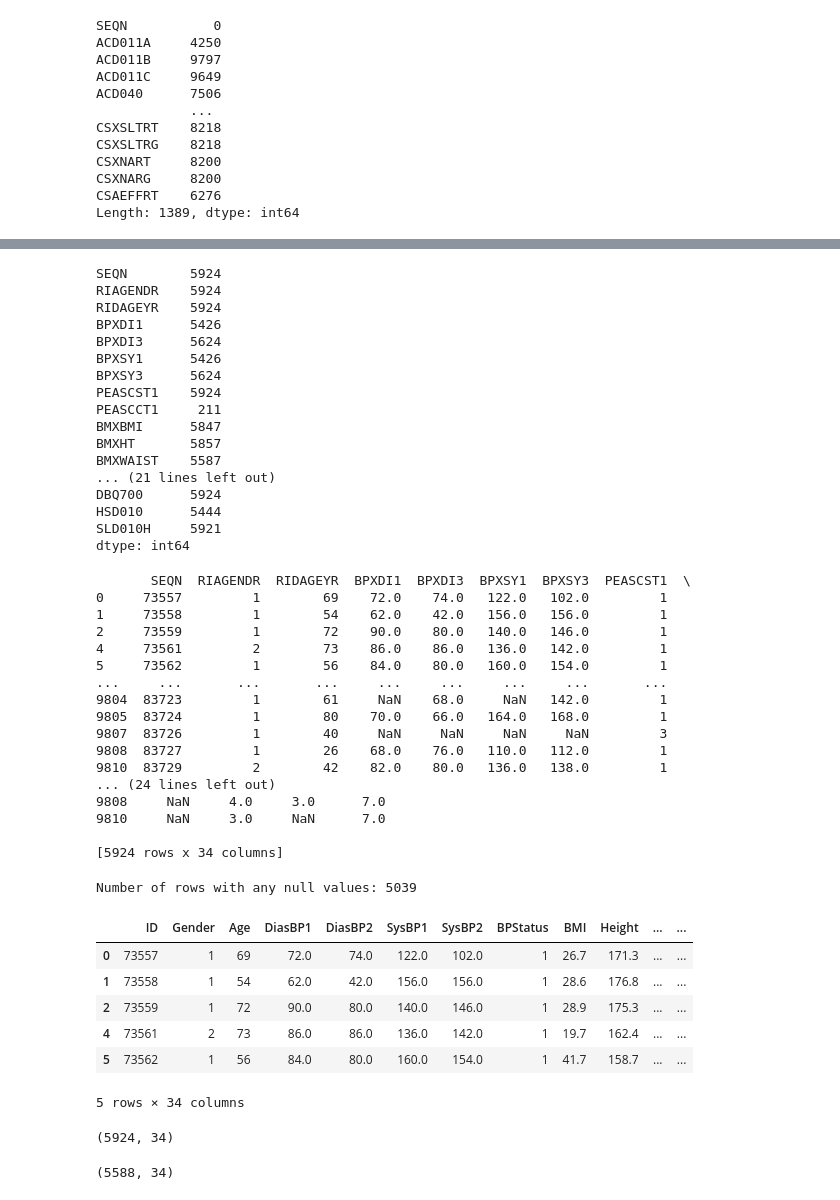
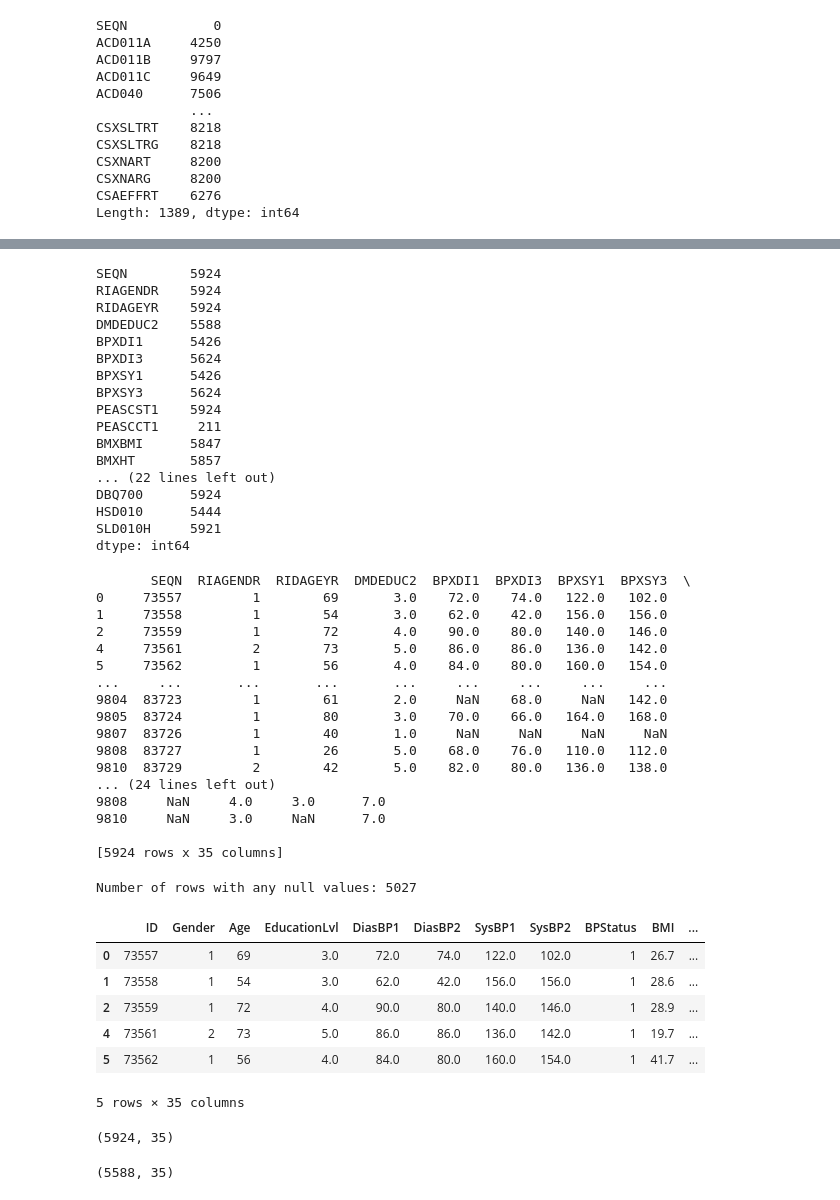
Before and after one commit to samcohen1/HypertensionML, a Jupyter notebook: mixingSets.ipynb, the cells around one changed output, grey strips where cells are left out. Cells and saved outputs as stored; diff of their text form; code cells hidden in the pictures.

Commit message:
Adding education background

```diff
--- a/mixingSets.ipynb
+++ b/mixingSets.ipynb
@@ -41,7 +49,7 @@ Length: 1389, dtype: int64
 # %%
 # List of columns to keep
 columns_to_keep = [
-    'SEQN', 'RIAGENDR', 'RIDAGEYR', 'BPXDI1', 'BPXDI3', 'BPXSY1', 'BPXSY3', 'PEASCST1', 'PEASCCT1', 'BMXBMI', 'BMXHT', 'BMXWAIST', 'BMXWT', 'DR1TCHOL',
+    'SEQN', 'RIAGENDR', 'RIDAGEYR', 'DMDEDUC2', 'BPXDI1', 'BPXDI3', 'BPXSY1', 'BPXSY3', 'PEASCST1', 'PEASCCT1', 'BMXBMI', 'BMXHT', 'BMXWAIST', 'BMXWT', 'BPQ080',
     'DRQSDIET', 'DRQSPREP', 'MCQ010', 'MCQ160F', 'CDQ001', 'OCQ210',
     'PAQ650', 'PAQ665', 'DPQ090', 'DPQ060', 'DPQ050', 'DPQ040', 'DPQ030', 'DPQ020','ALQ151', 'ALQ120Q', 'ALQ130', 'SMQ020', 'SMQ040', 'DBQ700', 'HSD010', 'SLD010H'
 ]
@@ -87,6 +95,7 @@ merged_df.notnull().sum()
 SEQN        5924
 RIAGENDR    5924
 RIDAGEYR    5924
+DMDEDUC2    5588
 BPXDI1      5426
 BPXDI3      5624
 BPXSY1      5426
@@ -95,8 +104,7 @@ PEASCST1    5924
 PEASCCT1     211
 BMXBMI      5847
 BMXHT       5857
-BMXWAIST    5587
-... (21 lines left out)
+... (22 lines left out)
 DBQ700      5924
 HSD010      5444
 SLD010H     5921
@@ -108,23 +116,23 @@ merged_df = merged_df.dropna(thresh=2000, axis=1)
 # Print the resulting DataFrame
 print(merged_df)
 # %% [output]
-       SEQN  RIAGENDR  RIDAGEYR  BPXDI1  BPXDI3  BPXSY1  BPXSY3  PEASCST1  \
-0     73557         1        69    72.0    74.0   122.0   102.0         1
-1     73558         1        54    62.0    42.0   156.0   156.0         1
-2     73559         1        72    90.0    80.0   140.0   146.0         1
-4     73561         2        73    86.0    86.0   136.0   142.0         1
-5     73562         1        56    84.0    80.0   160.0   154.0         1
-...     ...       ...       ...     ...     ...     ...     ...       ...
-9804  83723         1        61     NaN    68.0     NaN   142.0         1
-9805  83724         1        80    70.0    66.0   164.0   168.0         1
-9807  83726         1        40     NaN     NaN     NaN     NaN         3
-9808  83727         1        26    68.0    76.0   110.0   112.0         1
-9810  83729         2        42    82.0    80.0   136.0   138.0         1
+       SEQN  RIAGENDR  RIDAGEYR  DMDEDUC2  BPXDI1  BPXDI3  BPXSY1  BPXSY3  \
+0     73557         1        69       3.0    72.0    74.0   122.0   102.0
+1     73558         1        54       3.0    62.0    42.0   156.0   156.0
+2     73559         1        72       4.0    90.0    80.0   140.0   146.0
+4     73561         2        73       5.0    86.0    86.0   136.0   142.0
+5     73562         1        56       4.0    84.0    80.0   160.0   154.0
+...     ...       ...       ...       ...     ...     ...     ...     ...
+9804  83723         1        61       2.0     NaN    68.0     NaN   142.0
+9805  83724         1        80       3.0    70.0    66.0   164.0   168.0
+9807  83726         1        40       1.0     NaN     NaN     NaN     NaN
+9808  83727         1        26       5.0    68.0    76.0   110.0   112.0
+9810  83729         2        42       5.0    82.0    80.0   136.0   138.0
 ... (24 lines left out)
 9808     NaN     4.0     3.0      7.0
 9810     NaN     3.0     NaN      7.0
 
-[5924 rows x 34 columns]
+[5924 rows x 35 columns]
 # %%
 # Assuming merged_df is already defined
 
@@ -134,7 +142,7 @@ rows_with_nulls = merged_df.isnull().any(axis=1).sum()
 # Print the number of rows with any null values
 print(f"Number of rows with any null values: {rows_with_nulls}")
 # %% [output]
-Number of rows with any null values: 5039
+Number of rows with any null values: 5027
 # %%
 # Rename the columns as specified
 new_column_names = {
@@ -150,46 +158,47 @@ new_column_names = {
     'BMXHT': 'Height',
     'BMXWAIST': 'Waist',
     'BMXWT': 'Weight',
-    'DR1TCHOL': 'CholLvl',
+    'BPQ080': 'Cholesterol',
     'DRQSDIET': 'Diet',
     'DRQSPREP': 'SaltFreq',
     'MCQ010': 'Asthema',
     'MCQ160F': 'Stroke',
     'PAQ650': 'VigActivity',
     'PAQ665': 'ModActivity',
     'DPQ090': 'FeelSuicidal',
     'DPQ060': 'FeelLetDown',
     'DPQ050': 'FeelPoorEating',
     'DPQ040': 'FeelTired',
     'DPQ030': 'SleepTroubles',
     'DPQ020': 'FeelDep',
     'ALQ151': 'AlcConsumpMoreThanXMostDays',
     'ALQ120Q': 'AlcConsumpFreq',
     'ALQ130': 'AlcConsumpAmtPerDrinkDay',
     'SMQ020': '100Cigs',
     'DBQ700': 'OvrDietHealth',
     'HSD010': 'GenHealth',
     'SLD010H': 'SleepDuringWork',
     'SMQ040': 'Smoker',
-    'OCQ210': 'WorkHoursMoreThan35'
+    'OCQ210': 'WorkHoursMoreThan35',
+    'DMDEDUC2': 'EducationLvl'
 }
 
 merged_df.rename(columns=new_column_names, inplace=True)
 
 # Show the first few rows to verify the changes
 merged_df.head()
 # %% [output]
-|  | ID | Gender | Age | DiasBP1 | DiasBP2 | SysBP1 | SysBP2 | BPStatus | BMI | Height | ... | ... |
-| 0 | 73557 | 1 | 69 | 72.0 | 74.0 | 122.0 | 102.0 | 1 | 26.7 | 171.3 | ... | ... |
-| 1 | 73558 | 1 | 54 | 62.0 | 42.0 | 156.0 | 156.0 | 1 | 28.6 | 176.8 | ... | ... |
-| 2 | 73559 | 1 | 72 | 90.0 | 80.0 | 140.0 | 146.0 | 1 | 28.9 | 175.3 | ... | ... |
-| 4 | 73561 | 2 | 73 | 86.0 | 86.0 | 136.0 | 142.0 | 1 | 19.7 | 162.4 | ... | ... |
-| 5 | 73562 | 1 | 56 | 84.0 | 80.0 | 160.0 | 154.0 | 1 | 41.7 | 158.7 | ... | ... |
+|  | ID | Gender | Age | EducationLvl | DiasBP1 | DiasBP2 | SysBP1 | SysBP2 | BPStatus | BMI | ... |
+| 0 | 73557 | 1 | 69 | 3.0 | 72.0 | 74.0 | 122.0 | 102.0 | 1 | 26.7 | ... |
+| 1 | 73558 | 1 | 54 | 3.0 | 62.0 | 42.0 | 156.0 | 156.0 | 1 | 28.6 | ... |
+| 2 | 73559 | 1 | 72 | 4.0 | 90.0 | 80.0 | 140.0 | 146.0 | 1 | 28.9 | ... |
+| 4 | 73561 | 2 | 73 | 5.0 | 86.0 | 86.0 | 136.0 | 142.0 | 1 | 19.7 | ... |
+| 5 | 73562 | 1 | 56 | 4.0 | 84.0 | 80.0 | 160.0 | 154.0 | 1 | 41.7 | ... |
-5 rows × 34 columns
+5 rows × 35 columns
 # %%
 merged_df.shape
 # %% [output]
-(5924, 34)
+(5924, 35)
 # %%
 # Remove records where the person is under 20 years old
 merged_df = merged_df[merged_df['Age'] >= 20]
@@ -197,7 +206,7 @@ merged_df = merged_df[merged_df['Age'] >= 20]
 # Show new shape
 merged_df.shape
 # %% [output]
-(5588, 34)
+(5588, 35)
 # %%
 merged_df.isnull().sum()
 # %% [output]
```
Also changed, not shown: parts of 20 cells of this notebook.
